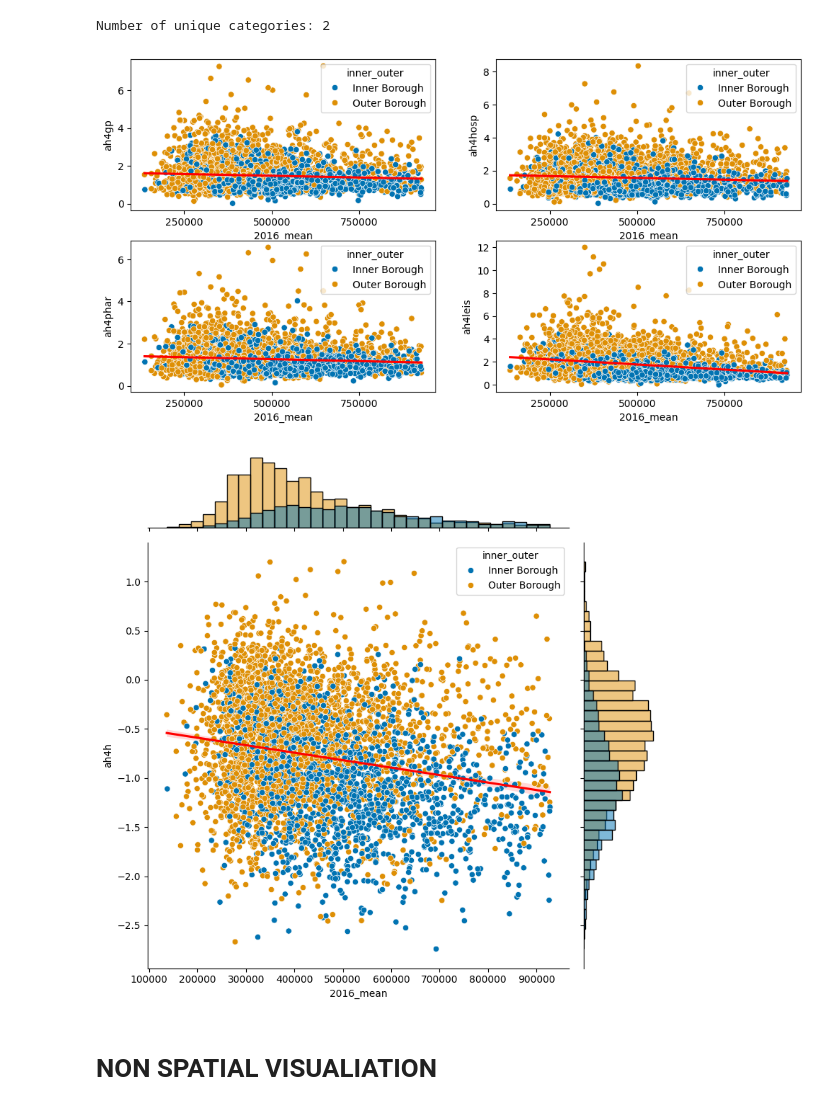
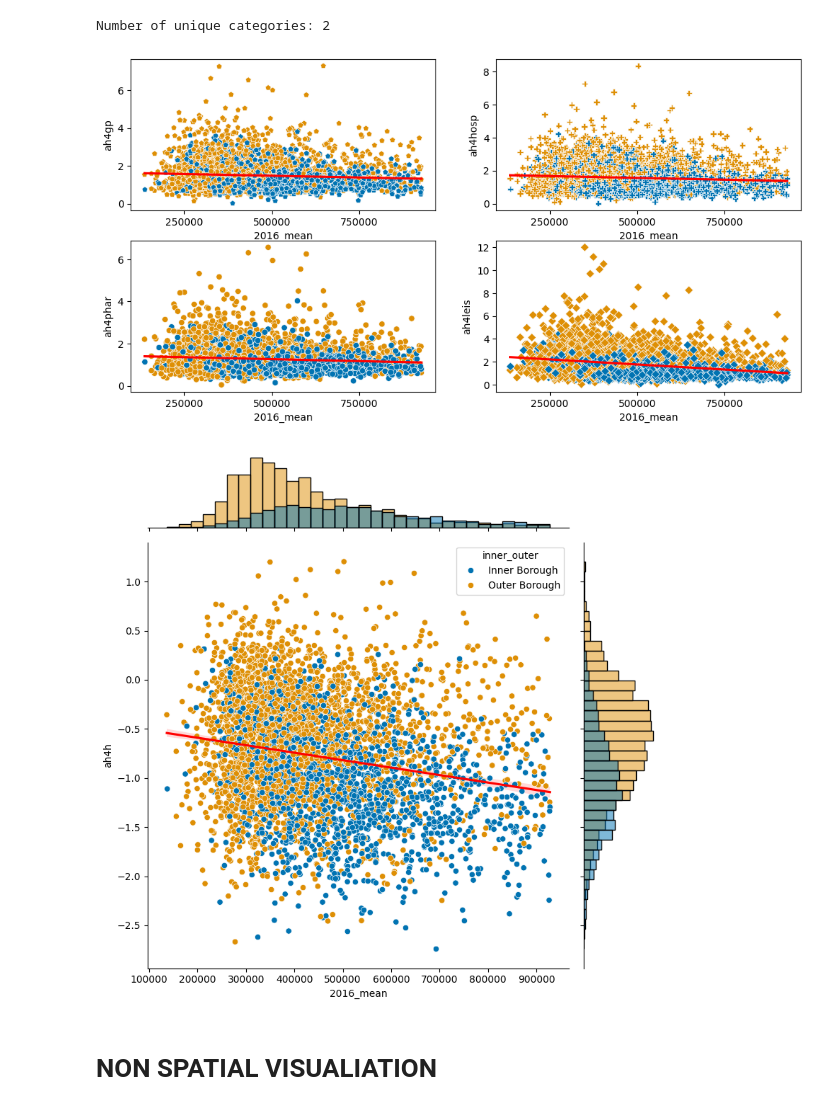
Before and after one commit to Jonathan-C-Barrett/GEOG5990M, a Jupyter notebook: GEOG5003M_Final_Project_template.ipynb, the cells around one changed output. Saved outputs shown, nothing was run; the diff lists cells and outputs as text; code cells hidden in the pictures.

```diff
--- a/GEOG5003M_Final_Project_template.ipynb
+++ b/GEOG5003M_Final_Project_template.ipynb
@@ -542,51 +542,54 @@ f,ax = plt.subplots(2,2, figsize=(12,6))
 
 
 #plot distance to gp in plot 1
-sns.scatterplot(data=health_prop_clean_trim, x='2016_mean', y='ah4gp', hue='inner_outer', palette='colorblind', ax=ax[0,0], ).locator_params(axis='x', nbins=3)
+sns.scatterplot(data=health_prop_clean_trim, x='2016_mean', y='ah4gp', hue='inner_outer', legend=False, marker= "p", palette='colorblind', ax=ax[0,0], ).locator_params(axis='x', nbins=3)
 #add regression line
 sns.regplot(data=health_prop_clean_trim, x='2016_mean', y="ah4gp", scatter=False, ax=ax[0,0], color='red')
 
 
+
 #plot distance to hospital in plot 2
-sns.scatterplot(data=health_prop_clean_trim, x='2016_mean', y='ah4hosp', hue='inner_outer', palette='colorblind', ax=ax[0,1]).locator_params(axis='x', nbins=3)
+sns.scatterplot(data=health_prop_clean_trim, x='2016_mean', y='ah4hosp', hue='inner_outer', legend=False, marker= "P", palette='colorblind', ax=ax[0,1]).locator_params(axis='x', nbins=3)
 #add regression line
 sns.regplot(data=health_prop_clean_trim, x='2016_mean', y="ah4hosp", scatter=False, ax=ax[0,1], color='red')
 
+
+
 #plot distance to pharmacy in plot 3
-sns.scatterplot(data=health_prop_clean_trim, x='2016_mean', y='ah4phar', hue='inner_outer', palette='colorblind', ax=ax[1,0]).locator_params(axis='x', nbins=3)
+sns.scatterplot(data=health_prop_clean_trim, x='2016_mean', y='ah4phar', hue='inner_outer', legend=False,  marker= "o", palette='colorblind', ax=ax[1,0]).locator_params(axis='x', nbins=3)
 #add regression line
 sns.regplot(data=health_prop_clean_trim, x='2016_mean', y="ah4phar", scatter=False, ax=ax[1,0], color='red')
 
 #plot distance to leisure center in plot 4
-sns.scatterplot(data=health_prop_clean_trim, x='2016_mean', y='ah4leis', hue='inner_outer', palette='colorblind', ax=ax[1,1]).locator_params(axis='x', nbins=3)
+sns.scatterplot(data=health_prop_clean_trim, x='2016_mean', y='ah4leis', hue='inner_outer', legend=False,  marker= "D", palette='colorblind', ax=ax[1,1]).locator_params(axis='x', nbins=3)
 #add regression line
 sns.regplot(data=health_prop_clean_trim, x='2016_mean', y="ah4leis", scatter=False, ax=ax[1,1], color='red')
 
 
 
 #plot overal health access score vs property value
 g=sns.JointGrid(data=health_prop_clean_trim, x='2016_mean', y='ah4h', hue="inner_outer", height =8)
 
 #add regression line
 sns.regplot(data=health_prop_clean_trim, x='2016_mean', y="ah4h", scatter=False, ax=g.ax_joint, color='red')
 
 #remove scientific formating to include full house price
 plt.gcf().axes[0].xaxis.get_major_formatter().set_scientific(False)
 
 #plot health access score vs property value as scatter plot
 sns.scatterplot(data=health_prop_clean_trim, x='2016_mean', y='ah4h', hue='inner_outer', palette='colorblind', ax=g.ax_joint)
 
 #plothistograms on x-axis showing distribution of house price
 sns.histplot(data=health_prop_clean_trim, x='2016_mean', hue="inner_outer", palette='colorblind', ax=g.ax_marg_x)
 
 #plot histogram on y-axis showing distribution of health access score
 sns.histplot(data=health_prop_clean_trim, y='ah4h', hue="inner_outer", palette='colorblind', ax=g.ax_marg_y)
 
 #Remove legend from axis histograms
 g.ax_marg_y.legend_.remove()
 g.ax_marg_x.legend_.remove()
 # %% [output]
-[figure, old version]
+[figure, new version]
 [figure]
 # %% [markdown]
 # NON SPATIAL VISUALIATION
```
Also changed, not shown: parts of 1 cell of this notebook.
